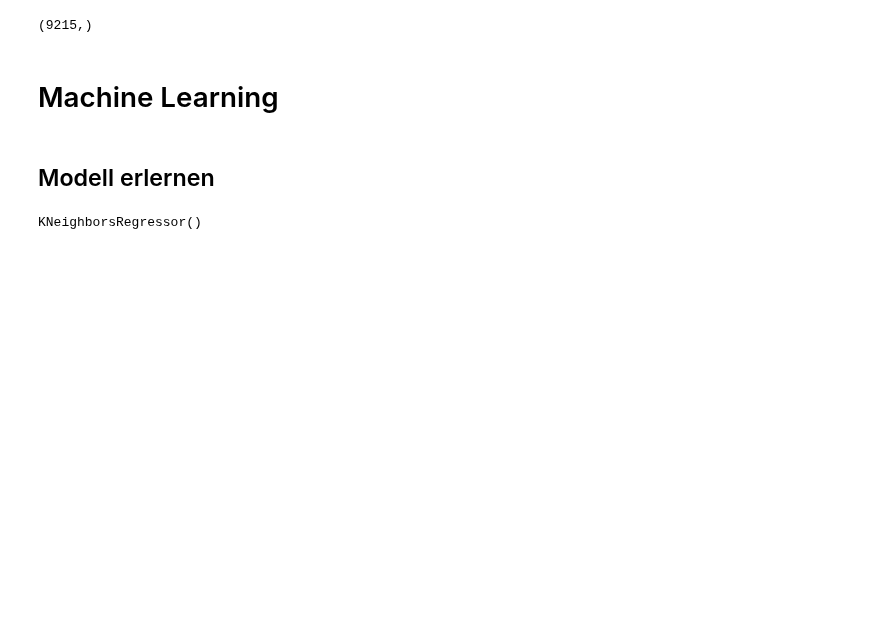
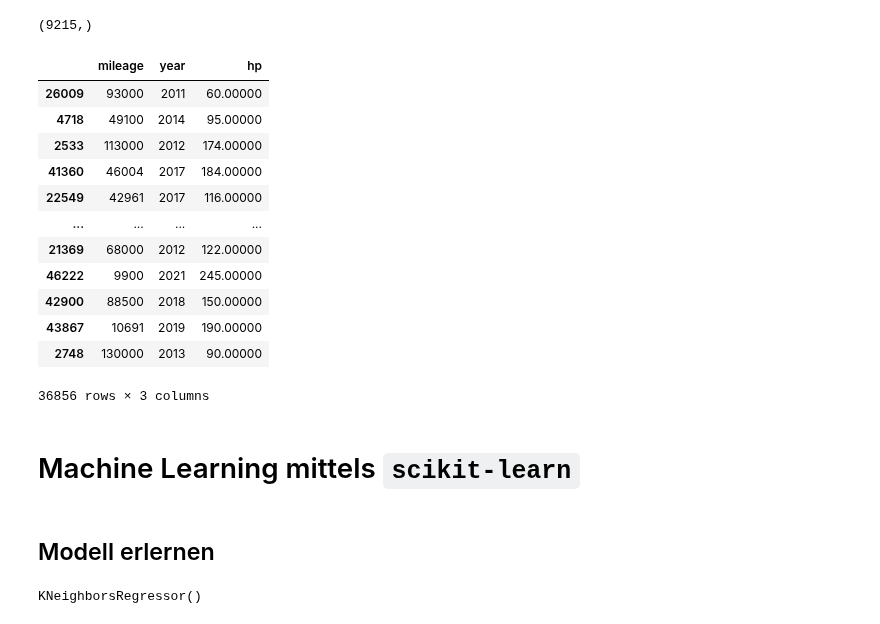
Before and after one commit to juebrauer/central, a Jupyter notebook: 018_einfuehrung_ml_autoverkaufspreise_vorhersagen/einfuehrung_ml_autoverkaufspreise_vorhersagen.ipynb, the cells around one changed output. Drawn from its saved outputs; the diff is of its cells as text; code cells hidden in the pictures; blank space fills up the shorter version.

Commit message:
Restructured notebook: 1st we try machine learning only with some few features, then with all features.

```diff
--- a/018_einfuehrung_ml_autoverkaufspreise_vorhersagen/einfuehrung_ml_autoverkaufspreise_vorhersagen.ipynb
+++ b/018_einfuehrung_ml_autoverkaufspreise_vorhersagen/einfuehrung_ml_autoverkaufspreise_vorhersagen.ipynb
@@ -406,8 +385,24 @@ x_test.shape
 y_test.shape
 # %% [output]
 (9215,)
+# %%
+x_train
+# %% [output]
+|  | mileage | year | hp |
+| 26009 | 93000 | 2011 | 60.00000 |
+| 4718 | 49100 | 2014 | 95.00000 |
+| 2533 | 113000 | 2012 | 174.00000 |
+| 41360 | 46004 | 2017 | 184.00000 |
+| 22549 | 42961 | 2017 | 116.00000 |
+| ... | ... | ... | ... |
+| 21369 | 68000 | 2012 | 122.00000 |
+| 46222 | 9900 | 2021 | 245.00000 |
+| 42900 | 88500 | 2018 | 150.00000 |
+| 43867 | 10691 | 2019 | 190.00000 |
+| 2748 | 130000 | 2013 | 90.00000 |
+36856 rows × 3 columns
 # %% [markdown]
-# Machine Learning
+# Machine Learning mittels `scikit-learn`
 # %% [markdown]
 ## Modell erlernen
 # %%
```
Also changed, not shown: parts of 60 cells of this notebook.
